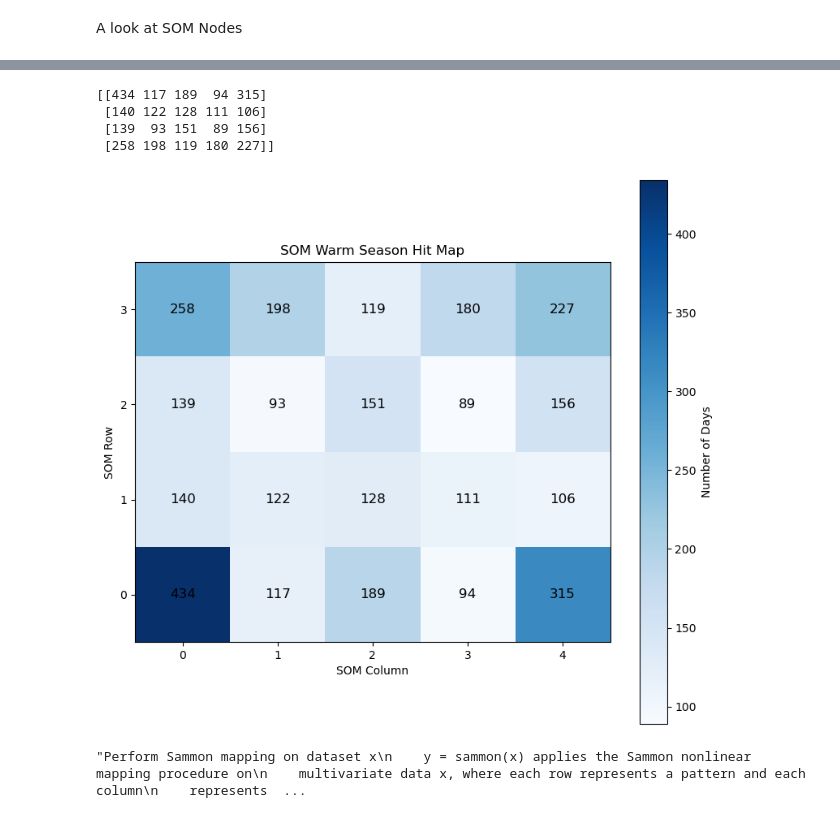
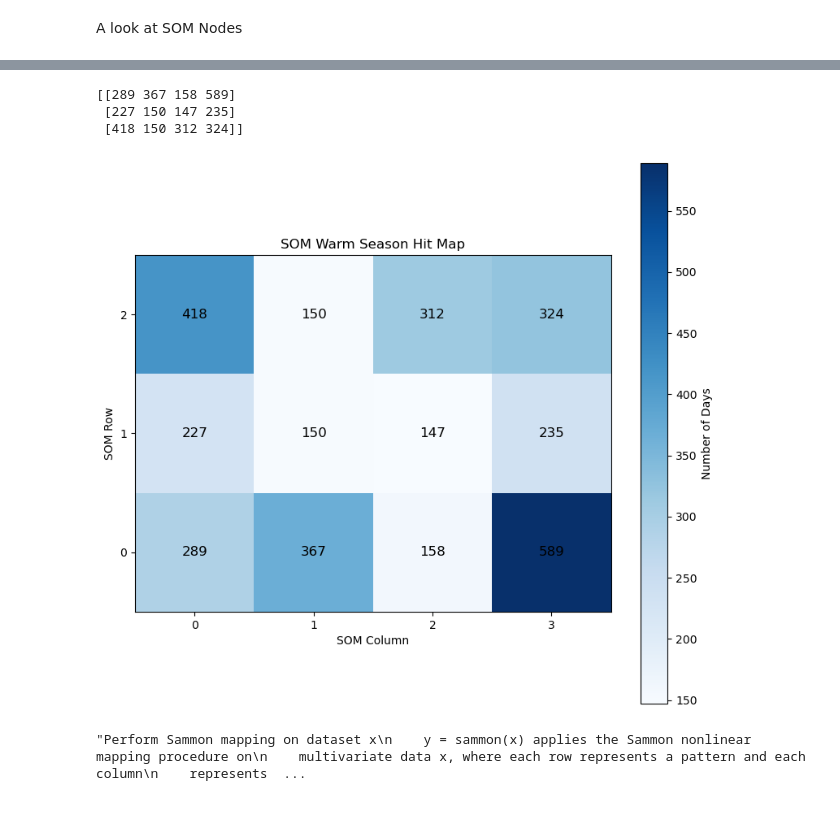
Before and after one commit to stephasharo17/Heat-Island-SOMS, a Jupyter notebook: SOMs_update.ipynb, the cells around one changed output, grey strips where cells are left out. Cells and saved outputs as stored; diff of their text form; code cells hidden in the pictures.

```diff
--- a/SOMs_update.ipynb
+++ b/SOMs_update.ipynb
@@ -284,6 +286,10 @@ for name, ds in datasets.items():
 
     ds_daily = ds_daily.dropna(dim="valid_time", how="all")
 
+    # Latitudae weighting for area correction
+    area_weights = create_latitude_weights(ds_daily["latitude"])
+    ds_daily[var] = ds_daily[var] * np.sqrt(area_weights)
+
     processed_datasets[name] = ds_daily
 
     print(name, "after daily:", len(ds_daily.valid_time))
@@ -520,8 +538,8 @@ print(TE)
 # 2 Phase training with different sigma and learning rate values
 # Part of Ty's code
 # 2 Phase training with different sigma and learning rate values
-x = 4
-y = 5
+x = 3
+y = 4
 sig1 = np.sqrt(x**2 + y**2)
 sig2 = 1.0
 lr1, lr2 = 0.3, 0.1
@@ -842,5 +849,5 @@ node
 # %%
-n_rows, n_cols = 4, 5 #Edit to the correct shape of the SOM grid
+n_rows, n_cols = 3, 4 #Edit to the correct shape of the SOM grid
 
 # Number of nodes
 n_nodes = n_rows * n_cols
@@ -859,38 +866,37 @@ hit_map = hit_counts.values.reshape(n_rows, n_cols)
 
 print(hit_map)
 plt.figure(figsize=(8, 7))
 
 plt.imshow(hit_map, origin="lower", cmap="Blues", interpolation="nearest")
 
 plt.colorbar(label="Number of Days")
 
 plt.xticks(range(n_cols))
 plt.yticks(range(n_rows))
 
 plt.xlabel("SOM Column")
 plt.ylabel("SOM Row")
 plt.title("SOM Warm Season Hit Map")
 
 # Add number of observations to each node
 for i in range(n_rows):
     for j in range(n_cols):
         plt.text(
             j,
             i,
             hit_map[i, j],
             ha="center",
             va="center",
             fontsize=12
         )
 
 plt.tight_layout()
 plt.show()
 # %% [output]
-[[434 117 189  94 315]
- [140 122 128 111 106]
- [139  93 151  89 156]
- [258 198 119 180 227]]
+[[289 367 158 589]
+ [227 150 147 235]
+ [418 150 312 324]]
-[figure, old version]
+[figure, new version]
 # %%
 """Perform Sammon mapping on dataset x
     y = sammon(x) applies the Sammon nonlinear mapping procedure on
```
Also changed, not shown: parts of 20 cells of this notebook.
